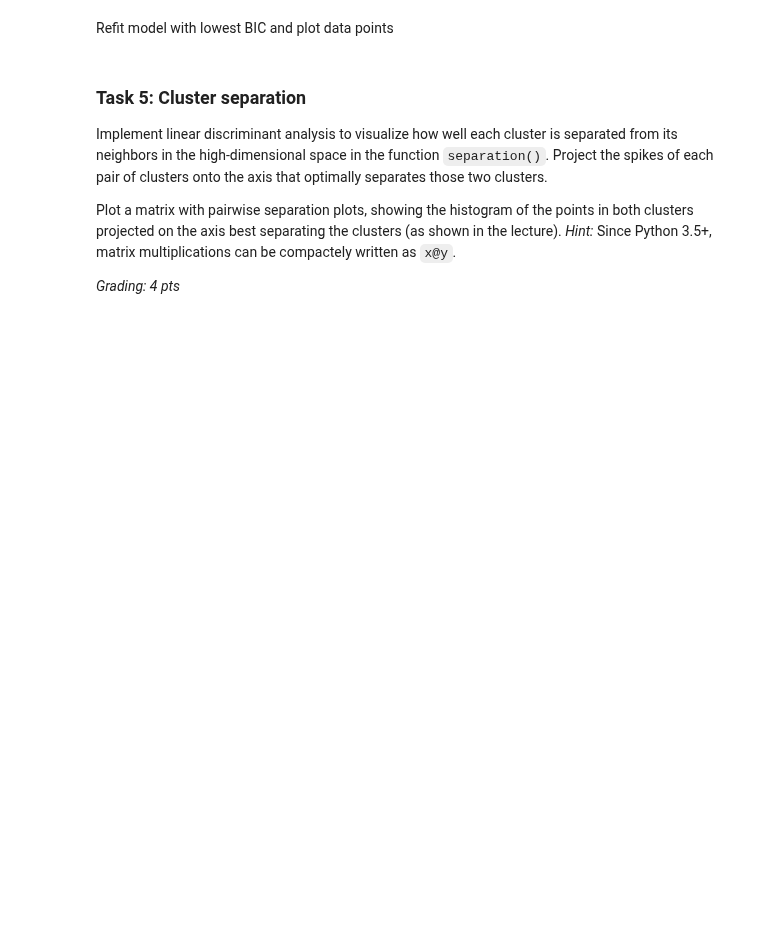
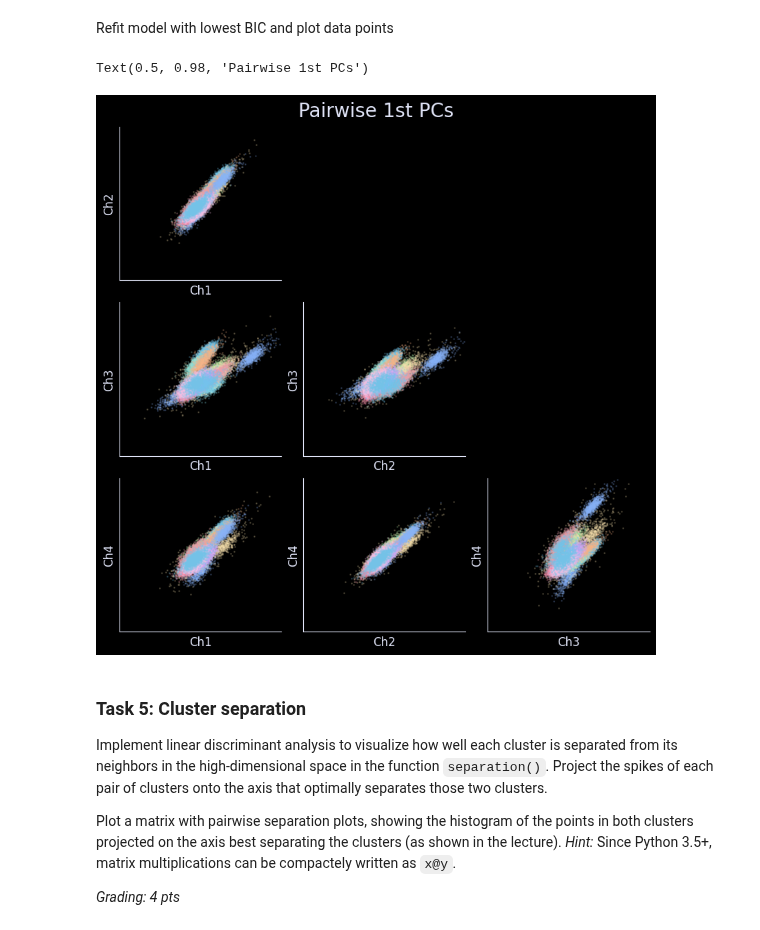
Before and after one commit to weygoldt/neuraldatascience, a Jupyter notebook: notebooks/CodingLab2.ipynb, the cells around one changed output. Cells and saved outputs as stored; diff of their text form; code cells hidden in the pictures; blank space fills up the shorter version.

```diff
--- a/notebooks/CodingLab2.ipynb
+++ b/notebooks/CodingLab2.ipynb
@@ -361,7 +362,8 @@ Run the full algorithm on your set of extracted features (including model comple
 # Select the model that best represents the data according to the BIC (include plot) (1 pt)
 # ------------------------------------------------------------------------------------------
 
-K = np.arange(2, 16)
+np.random.seed(42)
+K = np.arange(3, 20)
 num_seeds = 5
 seeds = np.random.randint(0, 1000, size=num_seeds)
 
@@ -372,7 +374,12 @@ for i, k in enumerate(K):
     for j, seed in enumerate(seeds):
         np.random.seed(seed)
         gmm = GMM2D(k, niters=30)
-        gmm.fit(pc1s)
+        try:
+            gmm.fit(pc1s)
+            print('worked!')
+        except:
+            print('Singular matrix')
+            continue
         BIC[j, i], LL[j, i] = mog_bic(pc1s, gmm.means, gmm.cov, gmm.prior_probs)
     print(f"Computed BIC for {k} clusters: {BIC[:, i].mean():.2f} +/- {BIC[:, i].std():.2f}")
 
@@ -397,6 +422,6 @@ Refit model with lowest BIC and plot data points
 # %%
 np.random.seed(best_seed)
 gmm = GMM2D(best_k, niters=30)
-gmm.fit(data_values)
-a = gmm.predict(data_values)
+gmm.fit(pc1s)
+a = gmm.predict(pc1s)
 m, S, p = gmm.means, gmm.cov, gmm.prior_probs
@@ -405,34 +428,41 @@ print(np.shape(pc1s))
 # %%
 
 mosaic = [
     ["Ch2 vs Ch1", ".", "."],
     ["Ch3 vs Ch1", "Ch3 vs Ch2", "."],
     ["Ch4 vs Ch1", "Ch4 vs Ch2", "Ch4 vs Ch3"],
 ]
 fig, ax = plt.subplot_mosaic(
     mosaic=mosaic, figsize=(8, 8), layout="constrained", dpi=100
 )
 
 i = {"Ch1": 0, "Ch2": 3, "Ch3": 6, "Ch4": 9}
 
 for m in np.ravel(mosaic):
     if m == ".":
         continue
     # get the indices of the channel for the first channel vs second channel
     firstch = i[m[:3]]
     secondch = i[m[-3:]]
-    ax[m].scatter(b[:, firstch], b[:, secondch], s=1, color="black", alpha=0.2)
+    for k in range(best_k):
+        # plot the ellipses
+        # plot_cov_ellipse(S[k, firstch, secondch], m[:3], m[-3:], ax=ax[m], nstd=2, alpha=0.2)
+        # plot the data points
+        ax[m].scatter(pc1s[a == k, firstch], pc1s[a == k, secondch], s=1, alpha=0.2)
 
     y, x = m.split(" vs ")
 
     ax[m].set_xlabel(x)
     ax[m].set_ylabel(y)
     ax[m].set_xlim((-1500, 1500))
     ax[m].set_ylim((-1500, 1500))
     ax[m].set_xticks([])
     ax[m].set_yticks([])
 
 fig.suptitle("Pairwise 1st PCs", fontsize=20)
+# %% [output]
+Text(0.5, 0.98, 'Pairwise 1st PCs')
+[figure, added]
 # %% [markdown]
 ### Task 5: Cluster separation
 
```
Also changed, not shown: parts of 9 cells of this notebook.
